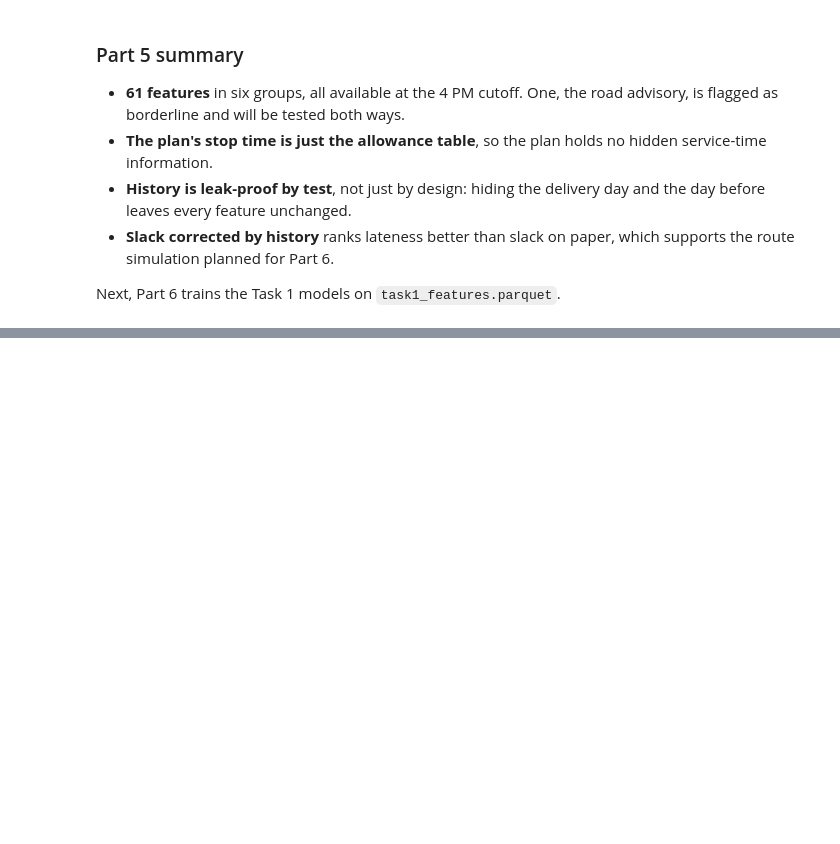
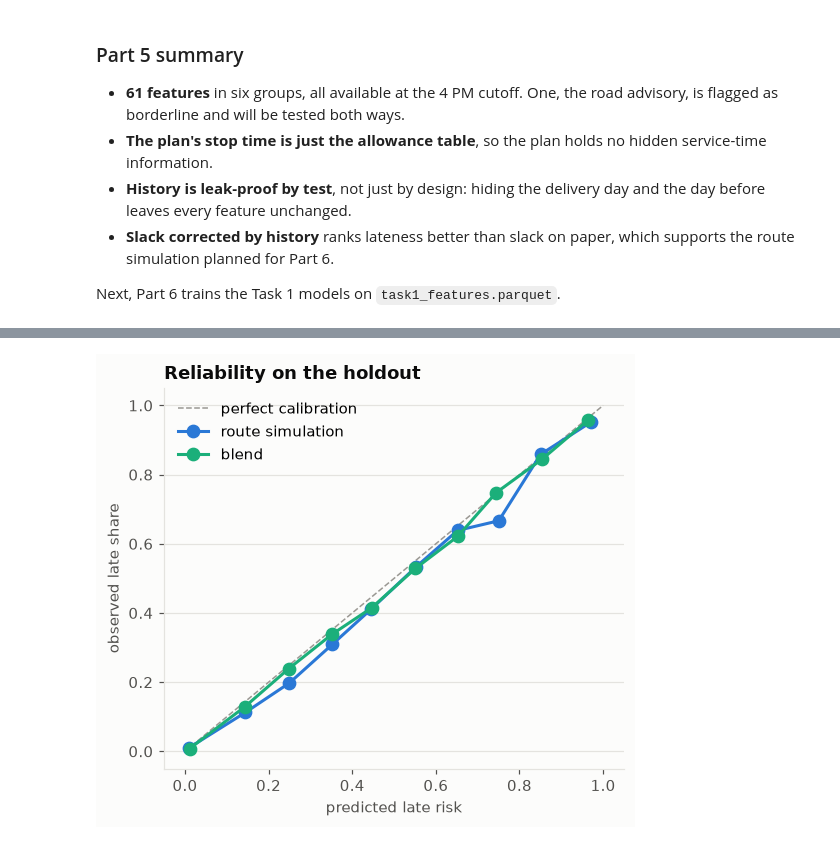
Before and after one commit to sameera-ekanayaka/Xora_Datathon, a Jupyter notebook: Xora_FinalNotebook.ipynb, the cells around one changed output, grey strips where cells are left out. Drawn from its saved outputs; the diff is of its cells as text; code cells hidden in the pictures; blank space fills up the shorter version.

```diff
--- a/Xora_FinalNotebook.ipynb
+++ b/Xora_FinalNotebook.ipynb
@@ -1592,0 +1805,26 @@ Next, Part 6 trains the Task 1 models on `task1_features.parquet`.
+# %%
+def fit_classifier(cols):
+    return lgb.LGBMClassifier(n_estimators=4000, **LGB_PARAMS).fit(
+        fit[cols], fit.late.astype(int), eval_X=(val[cols],), eval_y=(val.late.astype(int),),
+        callbacks=[lgb.early_stopping(200, verbose=False)])
+
+def blend(p_a, p_b):
+    # Never fully certain: a 0 or 1 that turns out wrong costs too much under log loss
+    return np.clip((p_a + p_b) / 2, 0.002, 0.998)
+
+clf = fit_classifier(FEATURES)
+p_clf = clf.predict_proba(hold[FEATURES])[:, 1]
+p_blend = blend(p_sim, p_clf)
+late_board.loc["direct classifier"] = late_scores(p_clf)
+late_board.loc["blend (50/50)"] = late_scores(p_blend)
+
+week_parity = hold.date.dt.isocalendar().week.to_numpy() % 2
+def cross_fit_isotonic(p):
+    out = np.empty_like(p)
+    for k in (0, 1):
+        iso = IsotonicRegression(out_of_bounds="clip", y_min=1e-4, y_max=1 - 1e-4)
+        iso.fit(p[week_parity != k], y_late[week_parity != k])
+        out[week_parity == k] = iso.predict(p[week_parity == k])
+    return out
+late_board.loc["blend + isotonic"] = late_scores(cross_fit_isotonic(p_blend))
+late_board.round(4)
@@ -1592,0 +1839,16 @@ Next, Part 6 trains the Task 1 models on `task1_features.parquet`.
+# %%
+bins = np.linspace(0, 1, 11)
+fig, ax = plt.subplots(figsize=(5, 4.4))
+ax.plot([0, 1], [0, 1], color="#9a9893", linestyle="--", linewidth=1, label="perfect calibration")
+for (name, p), color in zip([("route simulation", p_sim), ("blend", p_blend)], [SERIES[0], SERIES[2]]):
+    idx = np.digitize(p, bins[1:-1])
+    rel = pd.DataFrame({"pred": p, "obs": y_late, "bin": idx}).groupby("bin").mean()
+    ax.plot(rel.pred, rel.obs, marker="o", markersize=8, color=color, label=name)
+ax.set_xlabel("predicted late risk")
+ax.set_ylabel("observed late share")
+ax.set_title("Reliability on the holdout")
+ax.legend(loc="upper left")
+plt.tight_layout()
+plt.show()
+# %% [output]
+[figure, added]
```
Also changed, not shown: parts of 61 cells of this notebook.
